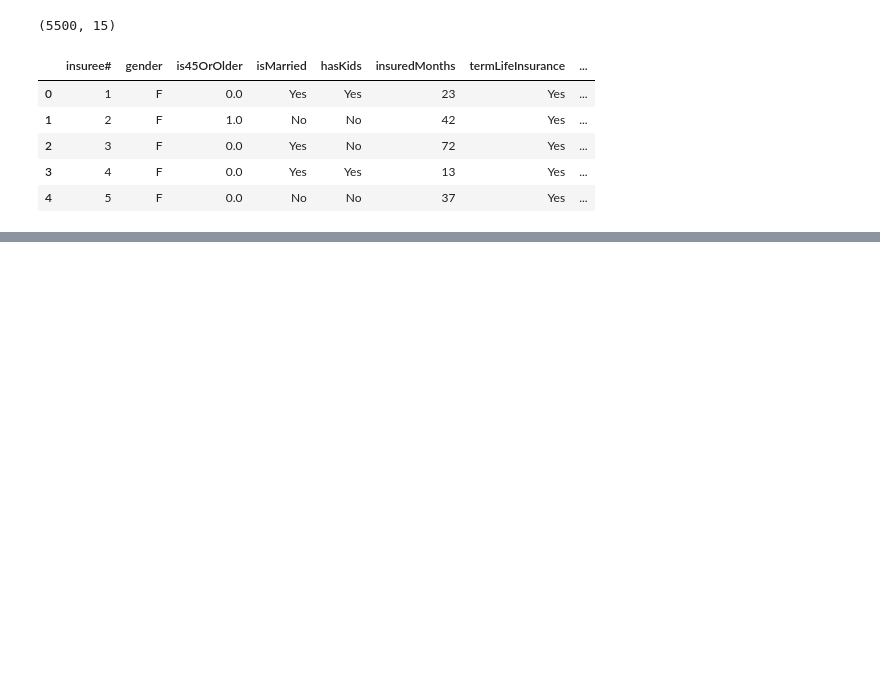
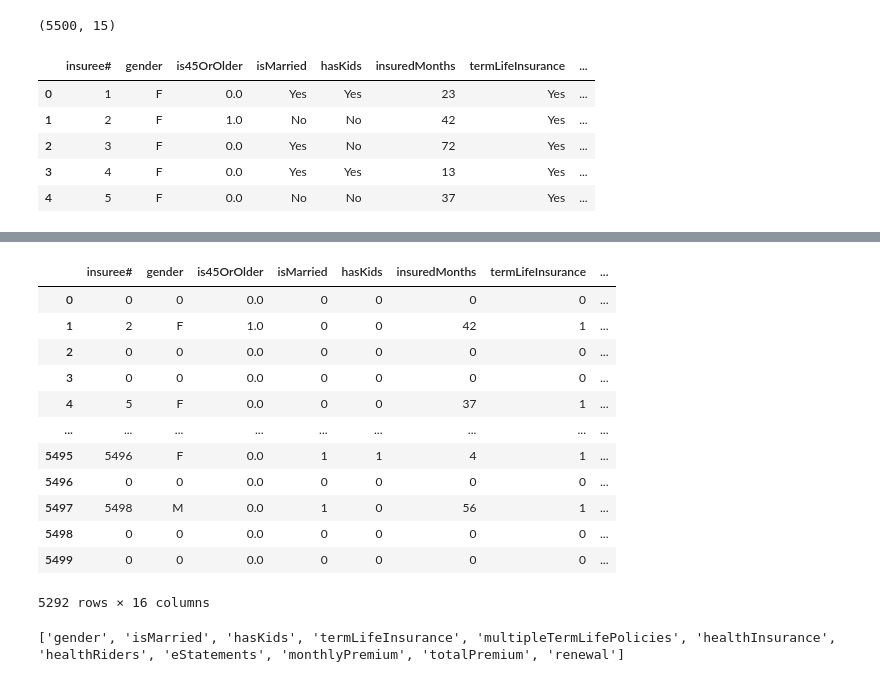
Before and after one commit to Tat-sheng/govtech_vica, a Jupyter notebook: VICA_tatsheng.ipynb, the cells around one changed output, grey strips where cells are left out. Cells and saved outputs as stored; diff of their text form; code cells hidden in the pictures; blank space fills up the shorter version.

```diff
--- a/VICA_tatsheng.ipynb
+++ b/VICA_tatsheng.ipynb
@@ -48,0 +106,22 @@ dtype: int64
+# %%
+# Change all yes no into 0-1
+df.replace('Yes', 1).replace('No', 0)
+# %% [output]
+|  | insuree# | gender | is45OrOlder | isMarried | hasKids | insuredMonths | termLifeInsurance | ... |
+| 0 | 0 | 0 | 0.0 | 0 | 0 | 0 | 0 | ... |
+| 1 | 2 | F | 1.0 | 0 | 0 | 42 | 1 | ... |
+| 2 | 0 | 0 | 0.0 | 0 | 0 | 0 | 0 | ... |
+| 3 | 0 | 0 | 0.0 | 0 | 0 | 0 | 0 | ... |
+| 4 | 5 | F | 0.0 | 0 | 0 | 37 | 1 | ... |
+| ... | ... | ... | ... | ... | ... | ... | ... | ... |
+| 5495 | 5496 | F | 0.0 | 1 | 1 | 4 | 1 | ... |
+| 5496 | 0 | 0 | 0.0 | 0 | 0 | 0 | 0 | ... |
+| 5497 | 5498 | M | 0.0 | 1 | 0 | 56 | 1 | ... |
+| 5498 | 0 | 0 | 0.0 | 0 | 0 | 0 | 0 | ... |
+| 5499 | 0 | 0 | 0.0 | 0 | 0 | 0 | 0 | ... |
+5292 rows × 16 columns
+# %%
+non_numeric_fields = df.select_dtypes(exclude = ['int64', 'float64']).columns.tolist()
+print(non_numeric_fields)
+# %% [output]
+['gender', 'isMarried', 'hasKids', 'termLifeInsurance', 'multipleTermLifePolicies', 'healthInsurance', 'healthRiders', 'eStatements', 'monthlyPremium', 'totalPremium', 'renewal']
```
Also changed, not shown: parts of 4 cells of this notebook, 1 other file.
